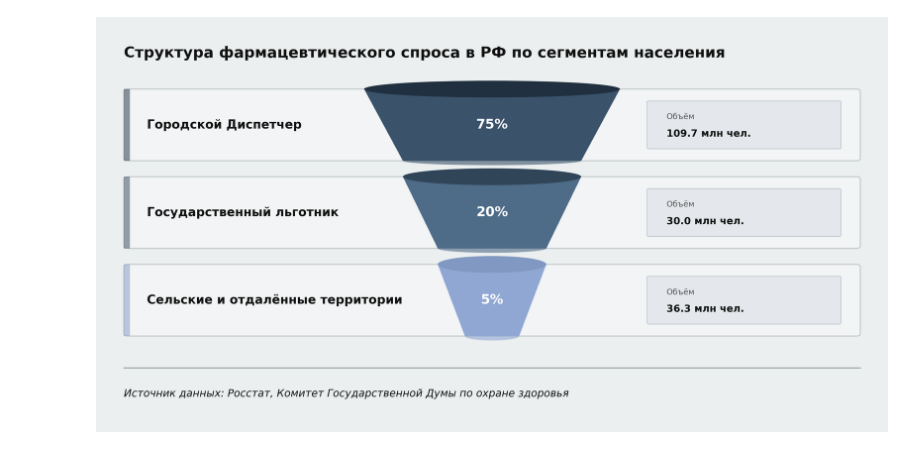
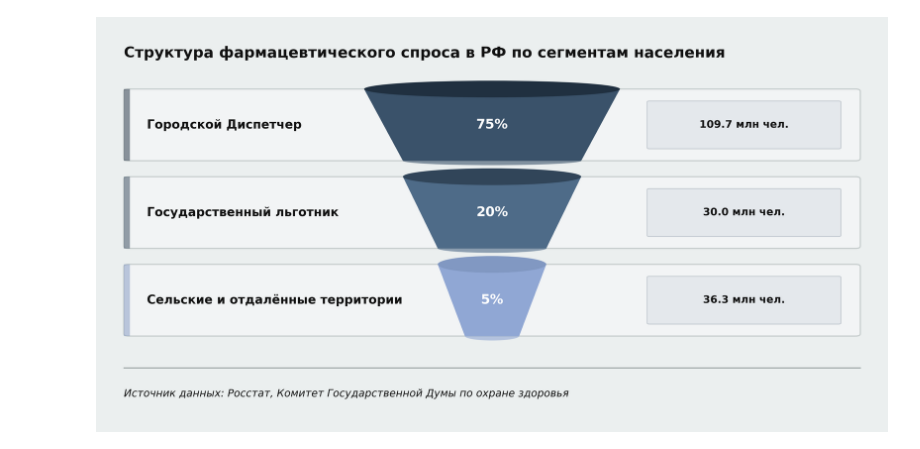
Before and after one commit to ZhannaPavlova/colab, a Jupyter notebook: pharma_funnel_visible_source_png.ipynb, the cells around one changed output. Drawn from its saved outputs; the diff is of its cells as text; code cells hidden in the pictures.

```diff
--- a/pharma_funnel_visible_source_png.ipynb
+++ b/pharma_funnel_visible_source_png.ipynb
@@ -110,35 +110,33 @@ for i, d in enumerate(data):
     info_box_h = row_height - 6.0
     info_x = 70.0
     info_y = y + 3.0
 
     info_bg = patches.FancyBboxPatch(
         (info_x, info_y), info_box_w, info_box_h,
         boxstyle="round,pad=0.0,rounding_size=0.3",
         facecolor='#E4E8EC', edgecolor='#C0C7CE', linewidth=0.7
     )
     ax.add_patch(info_bg)
 
-    ax.text(info_x + 2.5, info_y + info_box_h / 2.0 + 2.0, "Объём",
-            fontsize=7.0, color=GRAY_SUB, va='center', ha='left')
-    ax.text(info_x + 2.5, info_y + info_box_h / 2.0 - 2.2, d["abs_val"],
-            fontsize=8.5, fontweight='bold', color=GRAY_TEXT, va='center', ha='left')
+    ax.text(info_x + info_box_w / 2.0, info_y + info_box_h / 2.0, d["abs_val"],
+            fontsize=9.0, fontweight='bold', color=GRAY_TEXT, va='center', ha='center', family='sans-serif')
 
 # ==========================================
 # ПОДВАЛ С ВЫСОКИМ КОНТРАСТОМ И ЧЕТКИМ ТЕКСТОМ
 # ==========================================
 
 # 1. Разделительная линия над подвалом
 ax.plot([2.5, 97.5], [14.0, 14.0], color=GRAY_LINE, linewidth=0.8)
 
 # 2. Текст источника данных (цвет #111111 — темный/четкий, размер 9)
 ax.text(2.5, 7.5, "Источник данных: Росстат, Комитет Государственной Думы по охране здоровья",
         fontsize=9, color='#111111', fontweight='normal', style='italic', va='center', family='sans-serif')
 
 # 3. Фиксация нижней границы холста, чтобы обрезка не задевала текст
 ax.plot([0, 100], [0, 0], alpha=0)
 
 # Сохранение файла
 plt.savefig('pharma_funnel_visible_source.png', dpi=300, bbox_inches='tight', pad_inches=0.2)
 plt.show()
 # %% [output]
-[figure, old version]
+[figure, new version]
```
